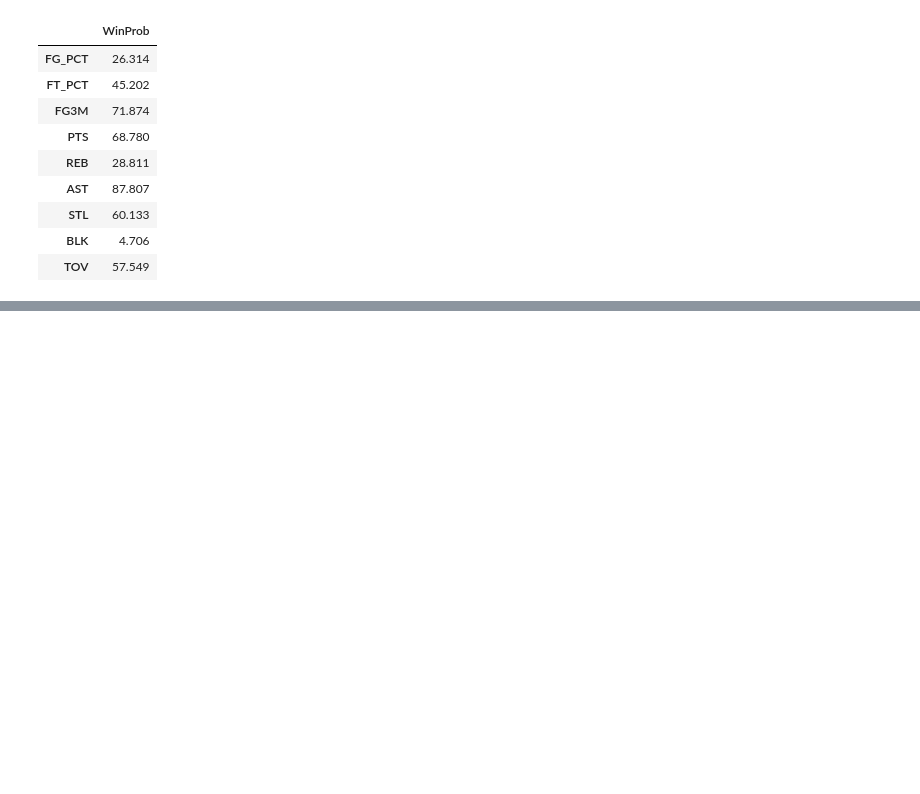
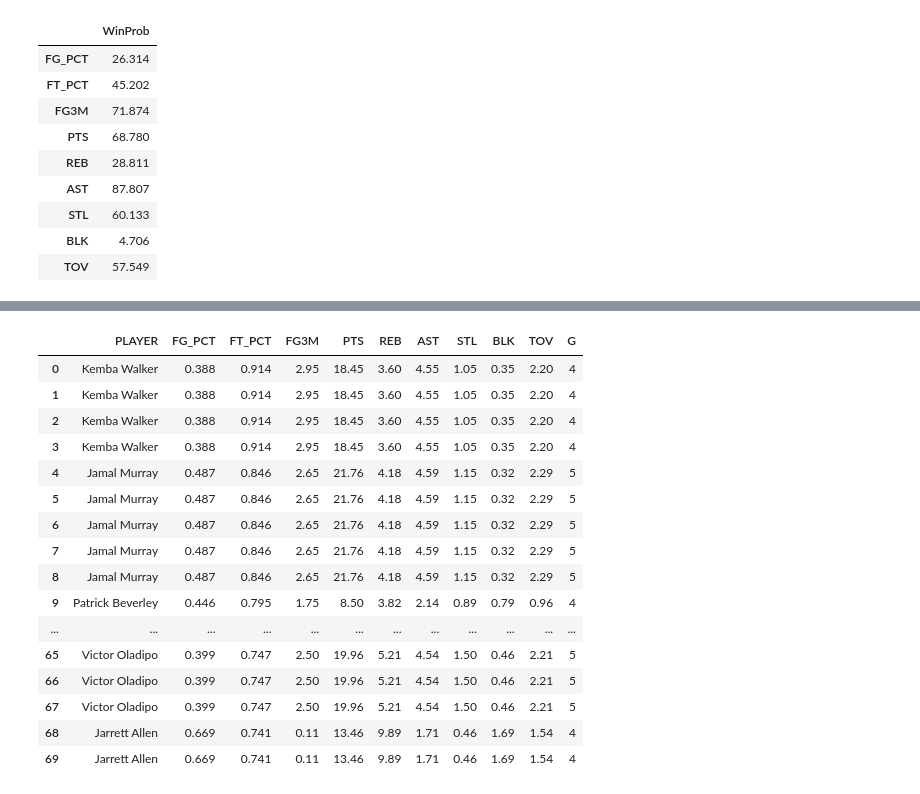
Before and after one commit to JaumeClave/waiver_wire_machine, a Jupyter notebook: notebooks/06_matchup_simulation.ipynb, the cells around one changed output, grey strips where cells are left out. Drawn from its saved outputs; the diff is of its cells as text; code cells hidden in the pictures; blank space fills up the shorter version.

Commit message:
Matchup simulation

```diff
--- a/notebooks/06_matchup_simulation.ipynb
+++ b/notebooks/06_matchup_simulation.ipynb
@@ -555,0 +622,13 @@ simulated_cats
+# %%
+STATUS_TO_REMOVE = ["INJ", "O", "NA"]
+def make_filtered_status_dataframe(team_9cat_average_df, player_status_df):
+    """
+
+    @param team_9cat_average_df:
+    @param player_status_df:
+    @return:
+    """
+    merged_df = team_9cat_average_df.merge(player_status_df, on=PLAYER_COLUMN)
+    filtered_status_df = merged_df[~merged_df[STATUS_LOWER_COLUMN].isin(STATUS_TO_REMOVE)].drop\
+        (STATUS_LOWER_COLUMN, axis=1)
+    return filtered_status_df
@@ -555,0 +845,2 @@ simulated_cats
+# %%
+wak = make_simulation_dataset(af.WAKANDA_FOREVER, week="current", include_injured=False)
@@ -555,0 +865,19 @@ simulated_cats
+# %%
+wak.info()
+def simulate_stats(team_df, n_reps):
+
+    pois_stats = team_df.loc[:, poison_stats].values
+    gaus_stats = team_df.loc[:, gaussian_stats].values
+    print(pois_stats)
+    pois = np.random.poisson(lam=pois_stats,
+                             size=(n_reps, *pois_stats.shape))
+    pois = np.maximum(0, pois)
+    gaus = np.random.normal(loc=gaus_stats, scale=0.2 * gaus_stats,
+                            size=(n_reps, *gaus_stats.shape))
+    gaus = np.clip(gaus, 0, 1)
+
+    aggr_pois_stats = pois.sum(axis=1)
+    aggr_gaus_stats = gaus.mean(axis=1)
+    aggr_stats = np.concatenate((aggr_gaus_stats, aggr_pois_stats),
+                                axis=1)
+    return aggr_stats
@@ -555,0 +886,2 @@ simulated_cats
+# %%
+simulate_stats(wak, 10)
@@ -555,0 +907,20 @@ simulated_cats
+# %%
+wak.head(60)
+# %% [output]
+|  | PLAYER | FG_PCT | FT_PCT | FG3M | PTS | REB | AST | STL | BLK | TOV | G |
+| 0 | Kemba Walker | 0.388 | 0.914 | 2.95 | 18.45 | 3.60 | 4.55 | 1.05 | 0.35 | 2.20 | 4 |
+| 1 | Kemba Walker | 0.388 | 0.914 | 2.95 | 18.45 | 3.60 | 4.55 | 1.05 | 0.35 | 2.20 | 4 |
+| 2 | Kemba Walker | 0.388 | 0.914 | 2.95 | 18.45 | 3.60 | 4.55 | 1.05 | 0.35 | 2.20 | 4 |
+| 3 | Kemba Walker | 0.388 | 0.914 | 2.95 | 18.45 | 3.60 | 4.55 | 1.05 | 0.35 | 2.20 | 4 |
+| 4 | Jamal Murray | 0.487 | 0.846 | 2.65 | 21.76 | 4.18 | 4.59 | 1.15 | 0.32 | 2.29 | 5 |
+| 5 | Jamal Murray | 0.487 | 0.846 | 2.65 | 21.76 | 4.18 | 4.59 | 1.15 | 0.32 | 2.29 | 5 |
+| 6 | Jamal Murray | 0.487 | 0.846 | 2.65 | 21.76 | 4.18 | 4.59 | 1.15 | 0.32 | 2.29 | 5 |
+| 7 | Jamal Murray | 0.487 | 0.846 | 2.65 | 21.76 | 4.18 | 4.59 | 1.15 | 0.32 | 2.29 | 5 |
+| 8 | Jamal Murray | 0.487 | 0.846 | 2.65 | 21.76 | 4.18 | 4.59 | 1.15 | 0.32 | 2.29 | 5 |
+| 9 | Patrick Beverley | 0.446 | 0.795 | 1.75 | 8.50 | 3.82 | 2.14 | 0.89 | 0.79 | 0.96 | 4 |
+| ... | ... | ... | ... | ... | ... | ... | ... | ... | ... | ... | ... |
+| 65 | Victor Oladipo | 0.399 | 0.747 | 2.50 | 19.96 | 5.21 | 4.54 | 1.50 | 0.46 | 2.21 | 5 |
+| 66 | Victor Oladipo | 0.399 | 0.747 | 2.50 | 19.96 | 5.21 | 4.54 | 1.50 | 0.46 | 2.21 | 5 |
+| 67 | Victor Oladipo | 0.399 | 0.747 | 2.50 | 19.96 | 5.21 | 4.54 | 1.50 | 0.46 | 2.21 | 5 |
+| 68 | Jarrett Allen | 0.669 | 0.741 | 0.11 | 13.46 | 9.89 | 1.71 | 0.46 | 1.69 | 1.54 | 4 |
+| 69 | Jarrett Allen | 0.669 | 0.741 | 0.11 | 13.46 | 9.89 | 1.71 | 0.46 | 1.69 | 1.54 | 4 |
```
Also changed, not shown: parts of 43 cells of this notebook, 1 other file.
